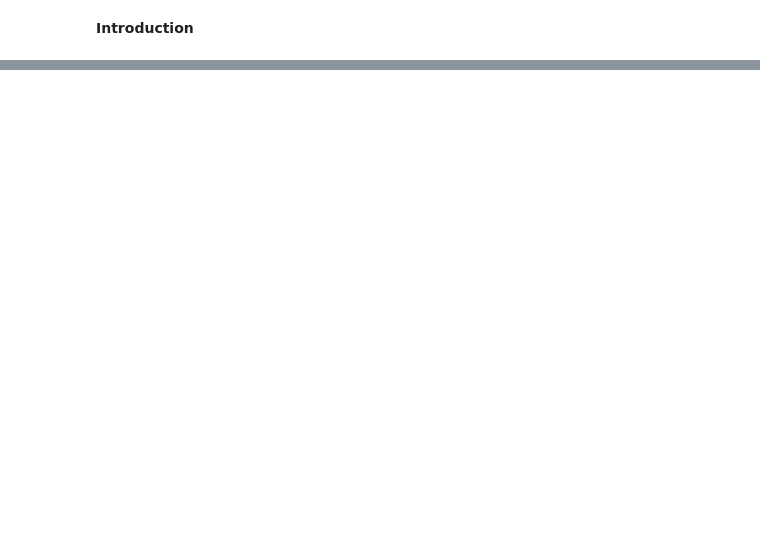
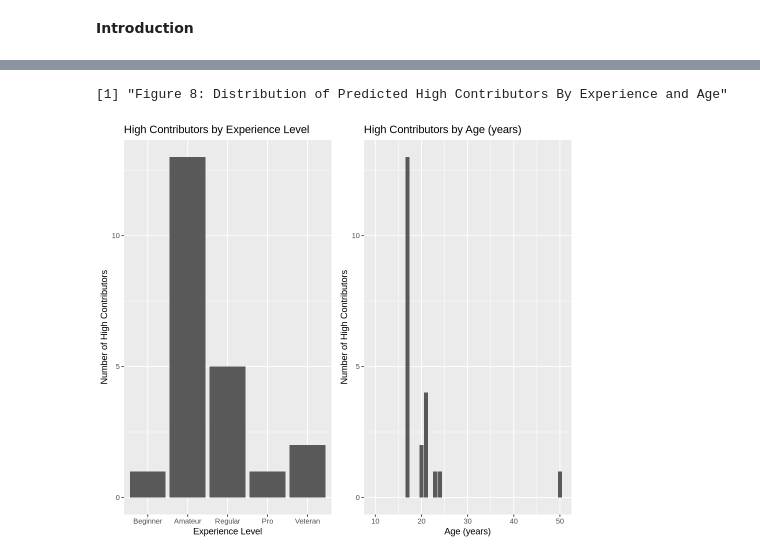
Before and after one commit to ashleyan1207/DSCI-100-Project, a Jupyter notebook: DSCI 100 Project.ipynb, the cells around one changed output, grey strips where cells are left out. Cells and saved outputs as stored; diff of their text form; code cells hidden in the pictures; blank space fills up the shorter version.

```diff
--- a/DSCI 100 Project.ipynb
+++ b/DSCI 100 Project.ipynb
@@ -38,0 +207,23 @@ sessions csv link https://raw.githubusercontent.com/ashleyan1207/DSCI-100-Projec
+# %%
+players_spec <- nearest_neighbor(weight_func = "rectangular", neighbors = 2) |>
+    set_engine("kknn") |>
+    set_mode("classification")
+
+players_fit <- workflow() |>
+    add_recipe(players_recipe) |>
+    add_model(players_spec) |>
+    fit(data = players_training)
+
+players_predictions <- predict(players_fit, players_testing) |>
+    bind_cols(players_testing)
+
+mnist_metrics <- players_predictions |>
+    metrics(truth = contributor_level, estimate = .pred_class)
+
+players_conf_mat <- players_predictions |>
+      conf_mat(truth = contributor_level, estimate = .pred_class)
+
+print("Figure 6: Classification Model Performance Metrics")
+mnist_metrics
+print("Figure 7: Confusion Matrix for KNN Classification (Test Set)")
+players_conf_mat
@@ -38,0 +244,24 @@ sessions csv link https://raw.githubusercontent.com/ashleyan1207/DSCI-100-Projec
+# %%
+contributors_summary <- players_predictions |>
+  group_by(experience_label, Age, experience, .pred_class) |>
+  summarise(count = n(), .groups = "drop") |>
+  pivot_wider(names_from = .pred_class, values_from = count, values_fill = 0)
+
+players_experience_summary <- ggplot(contributors_summary, aes(x = experience, y = High)) +
+    geom_bar(stat = "identity") +
+    labs(title = "High Contributors by Experience Level",
+         x = "Experience Level",
+         y = "Number of High Contributors")
+
+age_summary <- ggplot(contributors_summary, aes(x = Age, y = High)) +
+    geom_bar(stat = "identity") +
+    labs(title = "High Contributors by Age (years)",
+         x = "Age (years)",
+         y = "Number of High Contributors")
+
+options(repr.plot.width = 8, repr.plot.height = 7)
+print("Figure 8: Distribution of Predicted High Contributors By Experience and Age")
+plot_grid(players_experience_summary,age_summary, ncol = 2)
+# %% [output]
+[1] "Figure 8: Distribution of Predicted High Contributors By Experience and Age"
+[figure, added]
```
Also changed, not shown: parts of 14 cells of this notebook.
